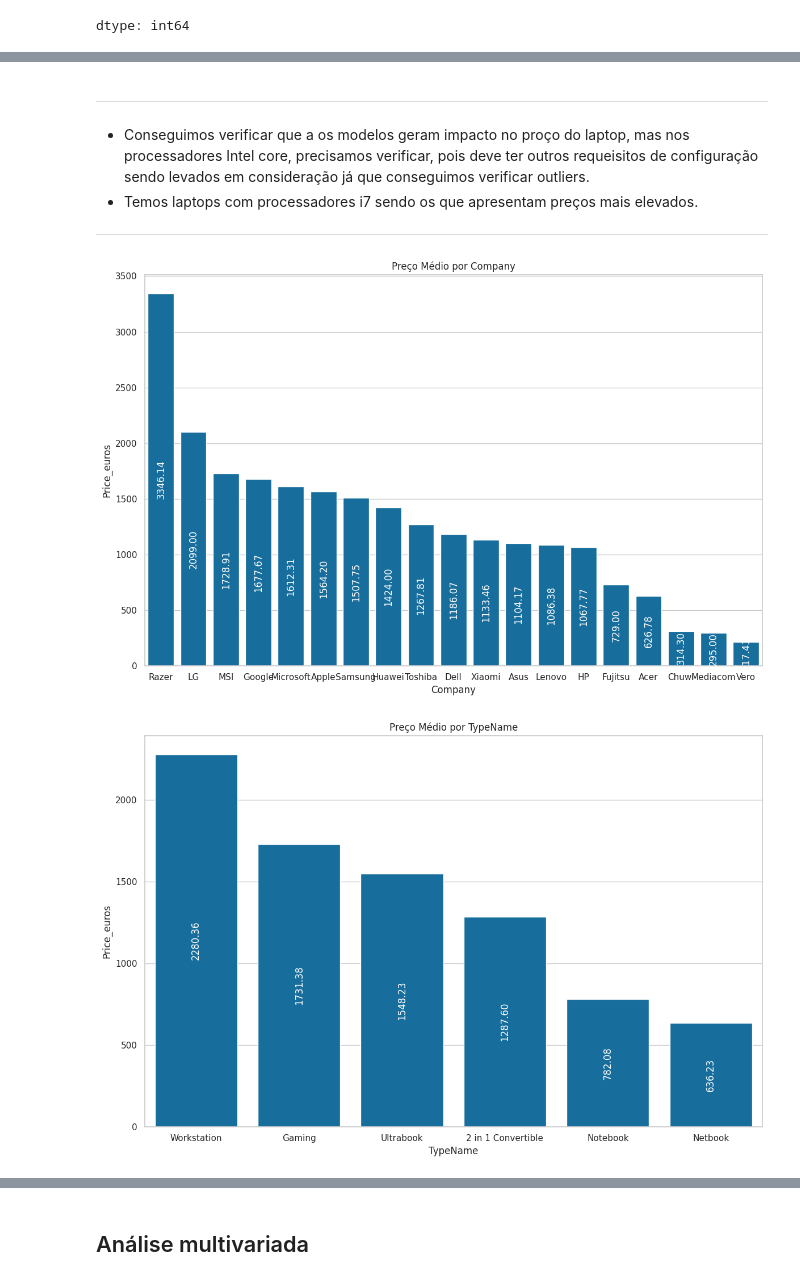
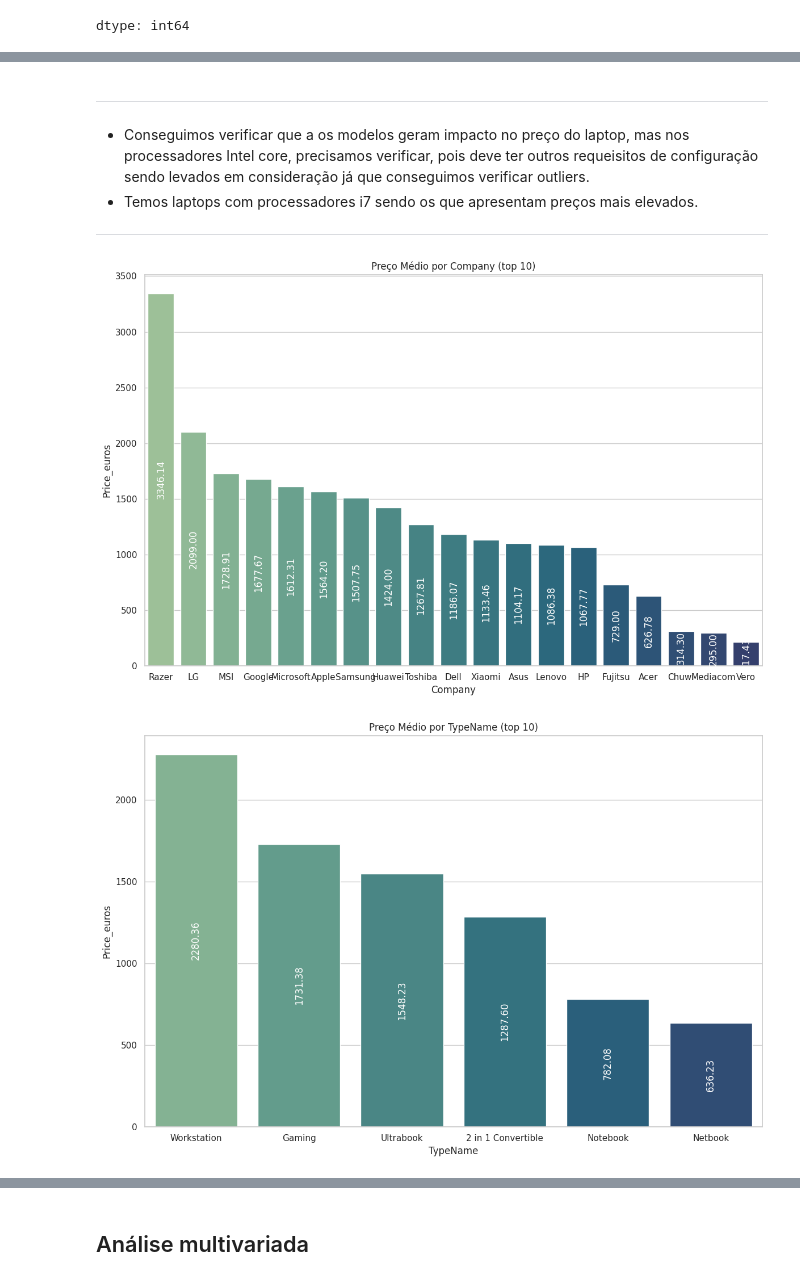
Before and after one commit to JNarimatsu/Bootcamp_Avanti_2025.3, a Jupyter notebook: Entrega_01_analise_exploratoria_de_dados_XI.ipynb, the cells around one changed output, grey strips where cells are left out. Drawn from its saved outputs; the diff is of its cells as text; code cells hidden in the pictures.

```diff
--- a/Entrega_01_analise_exploratoria_de_dados_XI.ipynb
+++ b/Entrega_01_analise_exploratoria_de_dados_XI.ipynb
@@ -555,14 +545,13 @@ if not num.empty:
  - A relação entre as variáveis `inches` e `princes_euros` tem uma correlação fraca (~0.1-0.2) Tamanho da tela quase não explica o preço diretamente.
 ---
 # %%
-
-# Dispersão preço em relação a tamanho da tela (Prices_euros x Inches)
+# @title Dispersão preço em relação a tamanho da tela (Prices_euros x Inches)
 y = "Price_euros" if "Price_euros" in df_prices_latop.columns else None
 targets = [c for c in ["Inches","PPI","Ram_GB","Weight_kg","Width_px","Height_px"] if c in df_prices_latop.columns]
 
 if y:
     for c in targets:
         plt.figure(figsize=(5,3))
-        sns.scatterplot(data=df_prices_latop, x=c, y=y, alpha=0.5)
+        sns.scatterplot(data=df_prices_latop, x=c, y=y, alpha=0.5, color='#009E73')
         plt.title(f"{y} vs {c}"); plt.tight_layout(); plt.show()
 # %% [output]
@@ -620,29 +612,28 @@ y = "Price_euros" if "Price_euros" in df_prices_latop.columns else None
 x = "CPU_Brand" if "CPU_Brand" in df_prices_latop.columns else None # Use the already created 'CPU_Brand'
 
 if y and x:
-    # Function to extract type and generation for ordering - simplified as we already have CPU_Brand
+
     def get_cpu_order_key(cpu_name):
         parts = cpu_name.split()
         type_order = {'Core i3': 1, 'Core i5': 2, 'Core i7': 3, 'Core': 0, 'AMD': 5}.get(' '.join(parts[1:]), 0) # Order by type
-        # Generation extraction might be complex with just the brand, re-evaluating approach
-        # For now, let's just order by type and then alphabetically
+
         return (type_order, cpu_name)
 
-    # Get the custom order of CPU_Brand
+
     ordered_cpu_brands = sorted(df_prices_latop['CPU_Brand'].unique(), key=get_cpu_order_key)
 
-    # Select the top 10 most frequent CPU_Brands
+
     top_cpu_brands = df_prices_latop['CPU_Brand'].value_counts().head(10).index
 
-    # Filter the custom order to include only the top 10
+
     ordered_top_cpu_brands = [cpu for cpu in ordered_cpu_brands if cpu in top_cpu_brands]
 
-    plt.figure(figsize=(10, 6))
+    plt.figure(figsize=(14, 8))
     sns.boxplot(data=df_prices_latop[df_prices_latop['CPU_Brand'].isin(ordered_top_cpu_brands)],
-                y='CPU_Brand', x=y, order=ordered_top_cpu_brands) # Use the custom order
+                x='CPU_Brand', y='Price_euros', order=ordered_top_cpu_brands, hue='TypeName', palette='tab20')
     plt.title(f"Box Plot de {y} por CPU Brand (top 10, ordenado por Tipo)");
-    plt.xlabel(y)
-    plt.ylabel("CPU Brand")
+    plt.xlabel("Marca da CPU")
+    plt.ylabel("Preço (euros)")
     plt.tight_layout();
     plt.show()
 else:
@@ -652,30 +643,30 @@ else:
 # %% [markdown]
 ---
- - Conseguimos verificar que a os modelos geram impacto no proço do laptop, mas nos processadores Intel core, precisamos verificar, pois deve ter outros requeisitos de configuração sendo levados em consideração já que conseguimos verificar outliers.
+ - Conseguimos verificar que a os modelos geram impacto no preço do laptop, mas nos processadores Intel core, precisamos verificar, pois deve ter outros requeisitos de configuração sendo levados em consideração já que conseguimos verificar outliers.
  - Temos laptops com processadores i7 sendo os que apresentam preços mais elevados.
 
 ---
 # %%
-# Bar plots de preço médio por categorias (top N)
+# @title Bar plots de preço médio por categorias (top N)
 cat_for_price = [c for c in ["Company","TypeName","OpSys"] if c in df_prices_latop.columns and y]
 for c in cat_for_price:
-    # Calculate the mean price for the top 10 categories
+
     top_categories = df_prices_latop[c].value_counts().head(20).index
     mean_price_by_category = df_prices_latop[df_prices_latop[c].isin(top_categories)].groupby(c)[y].mean().sort_values(ascending=False)
 
-    plt.figure(figsize=(12, 8)) # Increased figure size
-    ax = sns.barplot(x=mean_price_by_category.index, y=mean_price_by_category.values)
-    plt.title(f"Preço Médio por {c}");
+    plt.figure(figsize=(12, 8))
+    ax = sns.barplot(x=mean_price_by_category.index, y=mean_price_by_category.values, hue=mean_price_by_category.index, palette='crest', legend=False)
+    plt.title(f"Preço Médio por {c} (top 10)");
     plt.xlabel(c)
     plt.ylabel(y)
-    # Removed xticks rotation
+
     plt.tight_layout()
 
-    # Add labels to the bars
+
     for container in ax.containers:
         ax.bar_label(container, fmt='%.2f', label_type='center', color='white', rotation=90)
 
     plt.show()
 # %% [output]
-[figure, old version]
+[figure, new version]
-[figure, old version]
+[figure, new version]
```
Also changed, not shown: parts of 21 cells of this notebook.
